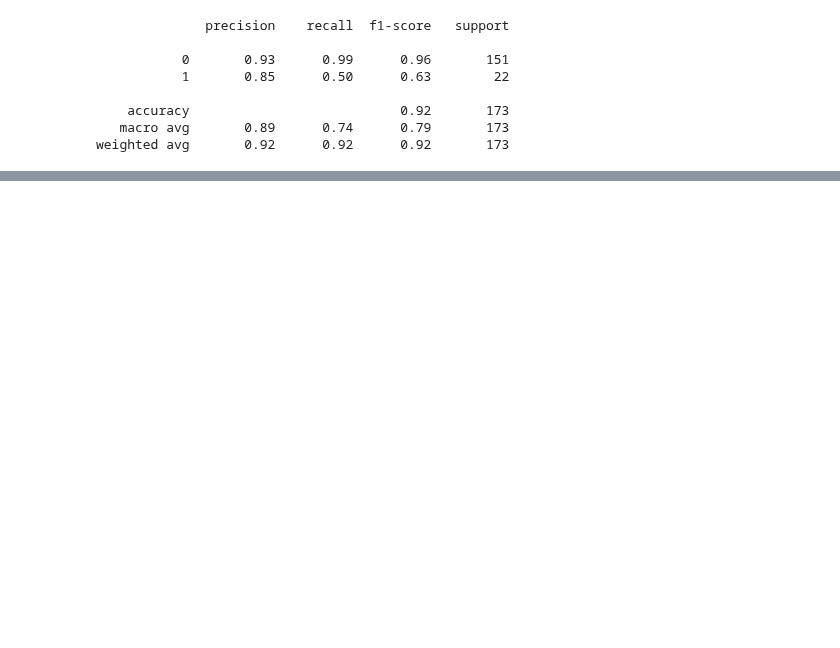
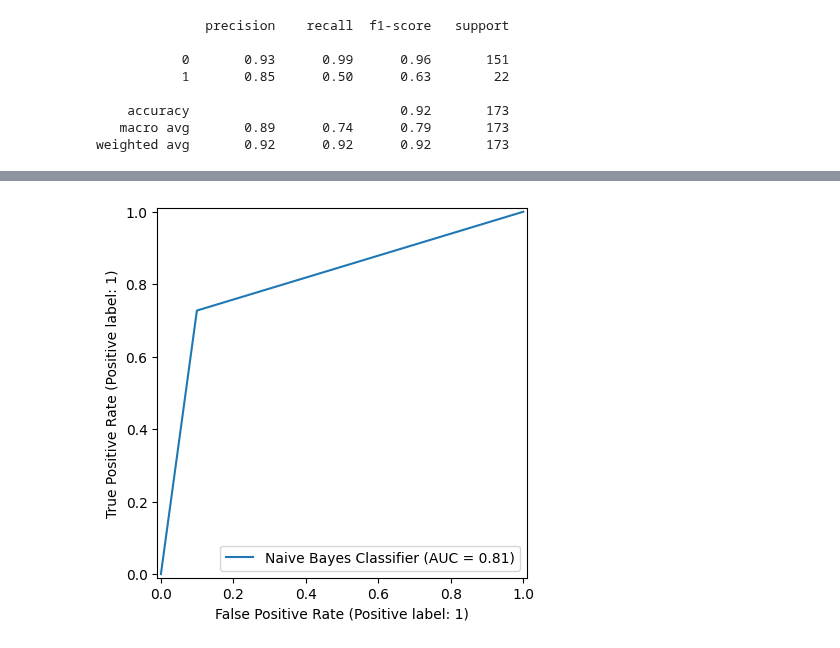
Before and after one commit to mohamedrezk122/covid-19-outcome-prediction, a Jupyter notebook: analysis.ipynb, the cells around one changed output, grey strips where cells are left out. Cells and saved outputs as stored; diff of their text form; code cells hidden in the pictures; blank space fills up the shorter version.

```diff
--- a/analysis.ipynb
+++ b/analysis.ipynb
@@ -264,0 +310,4 @@ weighted avg       0.92      0.92      0.92       173
+# %%
+display_roc_graph(y_test, y_pred_gnb, name="Naive Bayes")
+# %% [output]
+[figure, added]
```
Also changed, not shown: parts of 10 cells of this notebook.
